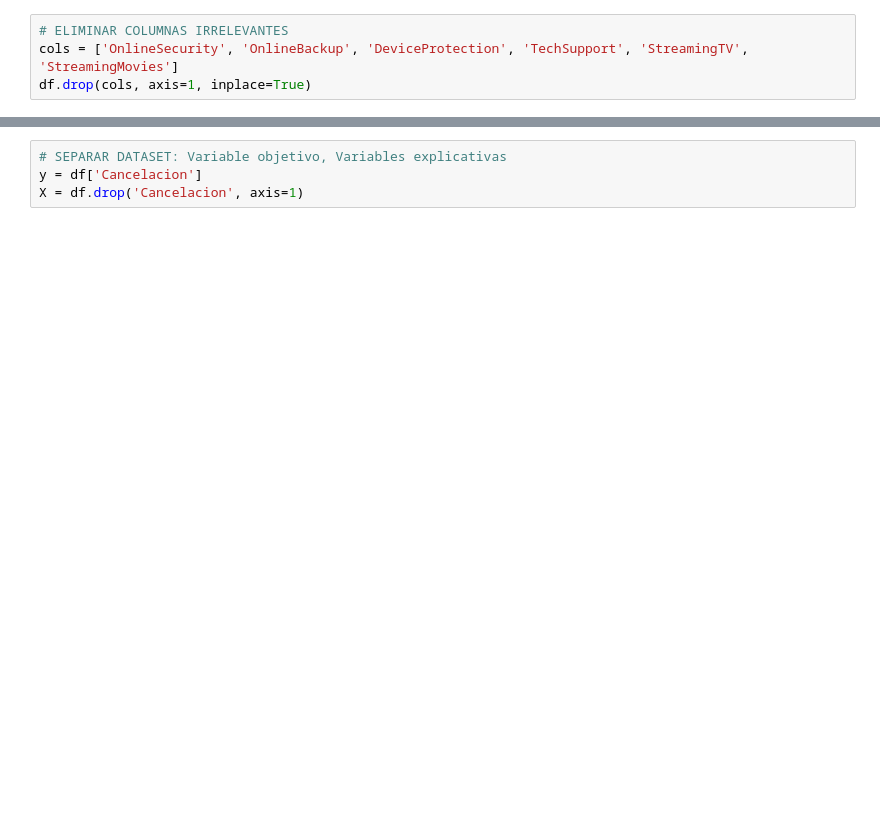
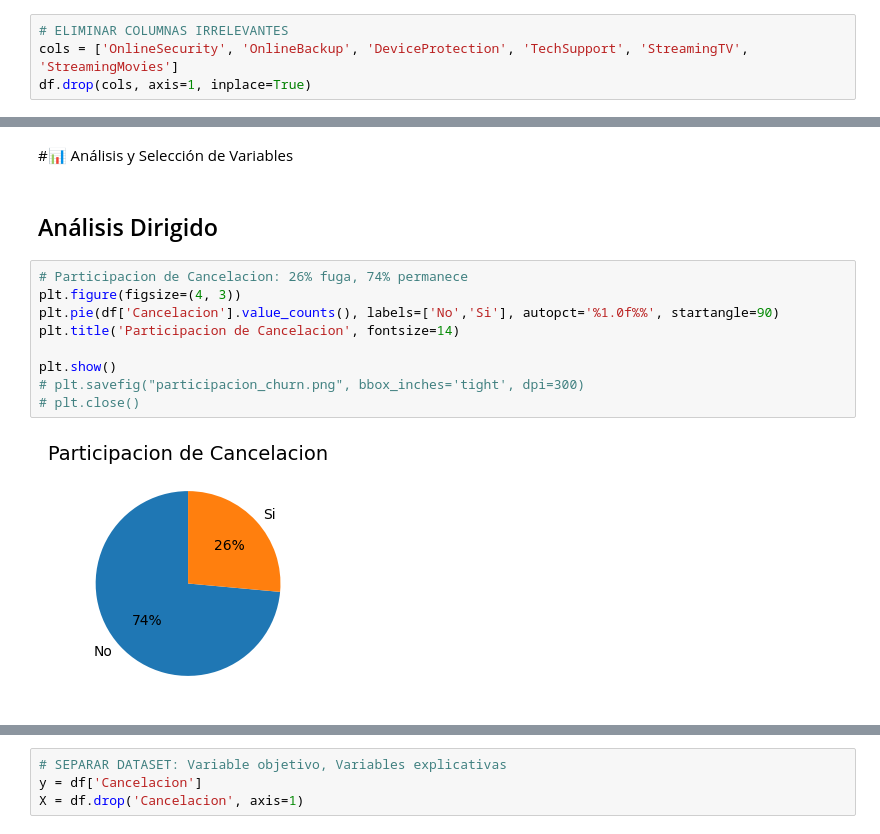
Before and after one commit to rmedi21/challenge-telecom-x-2, a Jupyter notebook: TelecomX_2.ipynb, the cells around one changed output, grey strips where cells are left out. Drawn from its saved outputs; the diff is of its cells as text; blank space fills up the shorter version.

```diff
--- a/TelecomX_2.ipynb
+++ b/TelecomX_2.ipynb
@@ -60,0 +91,15 @@ df.rename(columns={'PaperlessBilling': 'Tiene_Factura_Electronica',
+# %% [markdown]
+#📊 Análisis y Selección de Variables
+# %% [markdown]
+## Análisis Dirigido
+# %%
+# Participacion de Cancelacion: 26% fuga, 74% permanece
+plt.figure(figsize=(4, 3))
+plt.pie(df['Cancelacion'].value_counts(), labels=['No','Si'], autopct='%1.0f%%', startangle=90)
+plt.title('Participacion de Cancelacion', fontsize=14)
+
+plt.show()
+# plt.savefig("participacion_churn.png", bbox_inches='tight', dpi=300)
+# plt.close()
+# %% [output]
+[figure, added]
```
Also changed, not shown: parts of 45 cells of this notebook.
